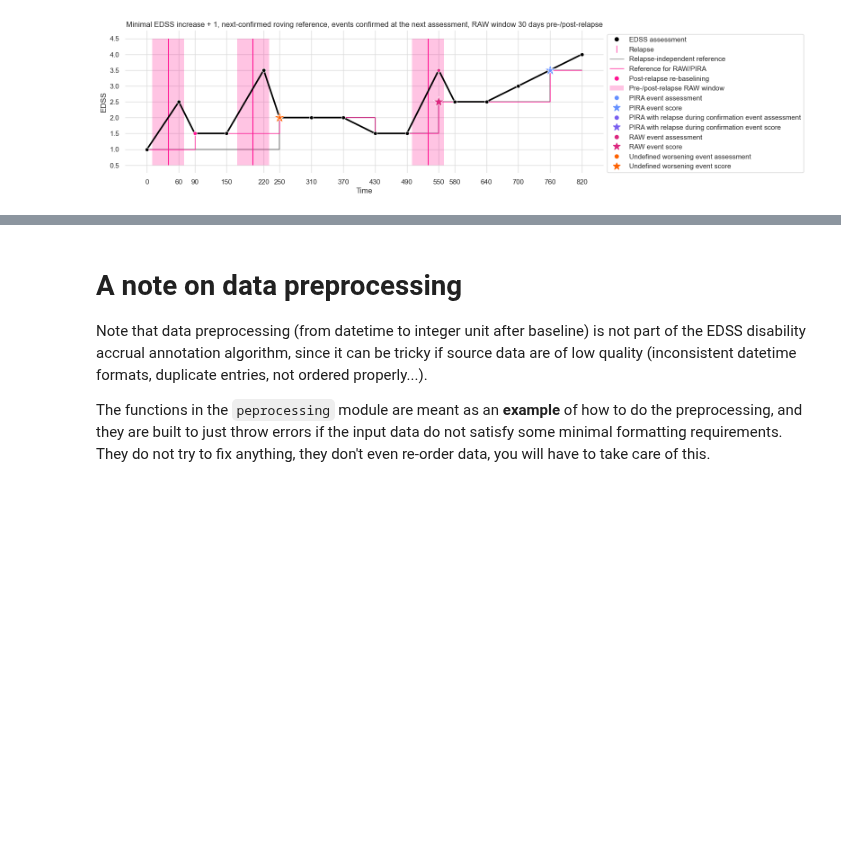
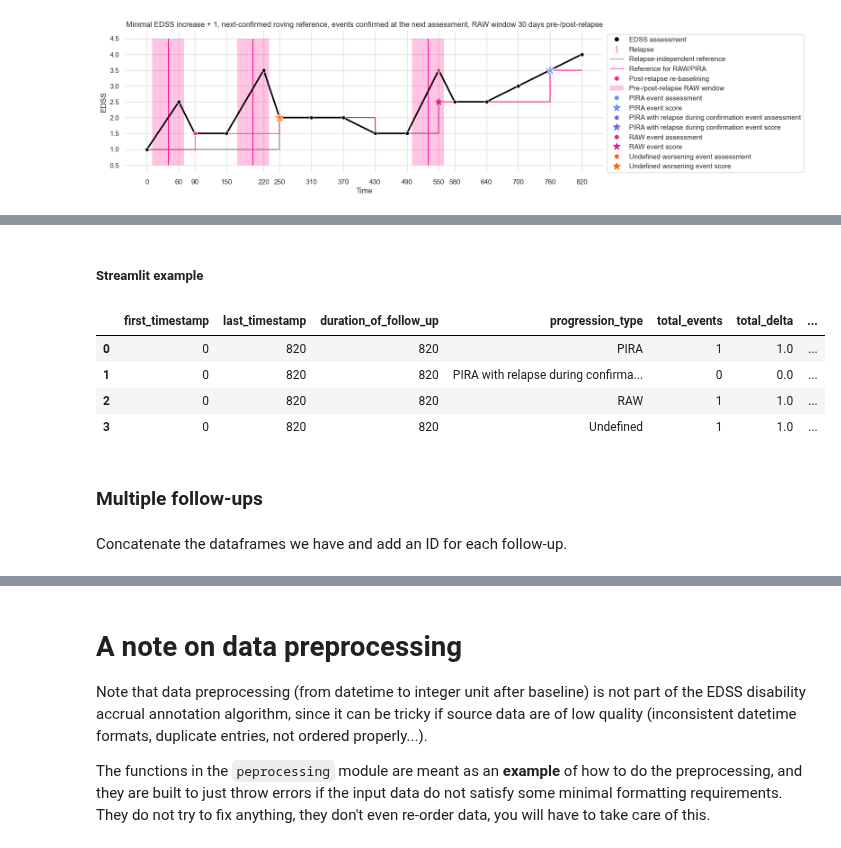
Before and after one commit to drstrupf/multiple-sclerosis-disability-progression, a Jupyter notebook: tutorial.ipynb, the cells around one changed output, grey strips where cells are left out. Saved outputs shown, nothing was run; the diff lists cells and outputs as text; code cells hidden in the pictures; blank space fills up the shorter version.

```diff
--- a/tutorial.ipynb
+++ b/tutorial.ipynb
@@ -201,0 +284,18 @@ plt.show()
+# %% [markdown]
+##### Streamlit example
+# %%
+Eval.get_follow_up_stats(
+    annotated_follow_ups=example_follow_up_df_2_annotated,
+    get_stats_by_type=True,
+    id_columns=[],
+)
+# %% [output]
+|  | first_timestamp | last_timestamp | duration_of_follow_up | progression_type | total_events | total_delta | ... |
+| 0 | 0 | 820 | 820 | PIRA | 1 | 1.0 | ... |
+| 1 | 0 | 820 | 820 | PIRA with relapse during confirma... | 0 | 0.0 | ... |
+| 2 | 0 | 820 | 820 | RAW | 1 | 1.0 | ... |
+| 3 | 0 | 820 | 820 | Undefined | 1 | 1.0 | ... |
+# %% [markdown]
+### Multiple follow-ups
+# %% [markdown]
+Concatenate the dataframes we have and add an ID for each follow-up.
```
Also changed, not shown: parts of 34 cells of this notebook, 1 other file.
